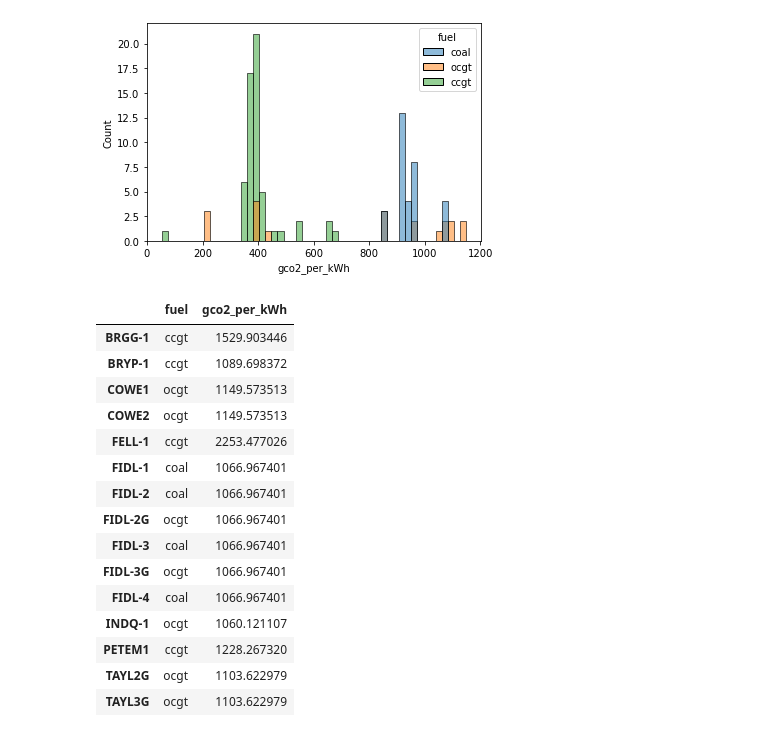
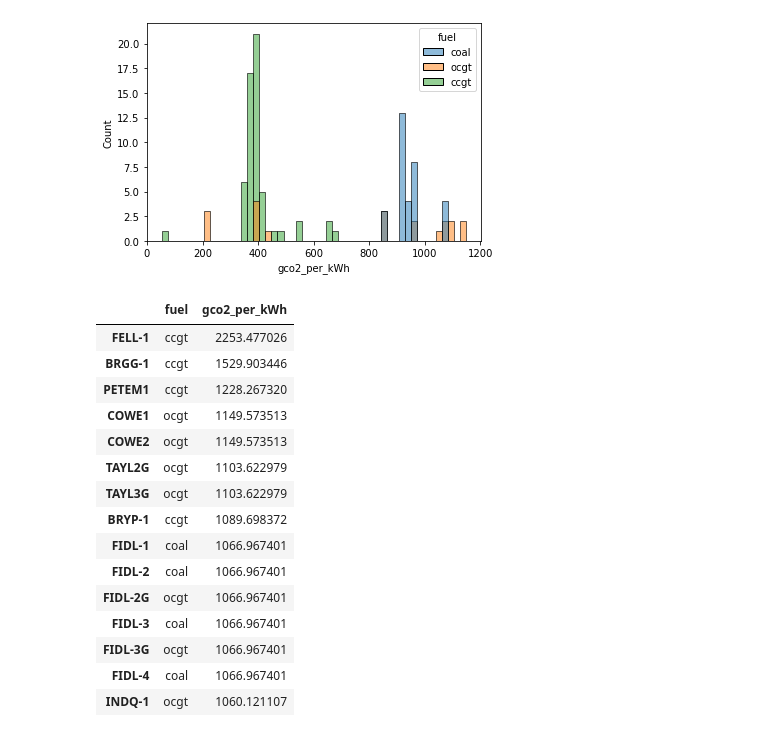
Before and after one commit to OSUKED/GB-Power-Plant-Emissions, a Jupyter notebook: nbs/Untitled.ipynb, the cells around one changed output. Saved outputs shown, nothing was run; the diff lists cells and outputs as text; code cells hidden in the pictures.

```diff
--- a/nbs/Untitled.ipynb
+++ b/nbs/Untitled.ipynb
@@ -270,14 +297,17 @@ sns.histplot(data=df_plot, hue='fuel', x='gco2_per_kWh', bins=50)
 <AxesSubplot:xlabel='gco2_per_kWh', ylabel='Count'>
 [figure]
 # %%
-df_ngc_bmu_emissions.query('gco2_per_kWh>1000')
+df_ngc_bmu_emissions.query('gco2_per_kWh>1000').sort_values('gco2_per_kWh', ascending=False)
 # %% [output]
 |  | fuel | gco2_per_kWh |
+| FELL-1 | ccgt | 2253.477026 |
 | BRGG-1 | ccgt | 1529.903446 |
-| BRYP-1 | ccgt | 1089.698372 |
+| PETEM1 | ccgt | 1228.267320 |
 | COWE1 | ocgt | 1149.573513 |
 | COWE2 | ocgt | 1149.573513 |
-| FELL-1 | ccgt | 2253.477026 |
+| TAYL2G | ocgt | 1103.622979 |
+| TAYL3G | ocgt | 1103.622979 |
+| BRYP-1 | ccgt | 1089.698372 |
 | FIDL-1 | coal | 1066.967401 |
 | FIDL-2 | coal | 1066.967401 |
 | FIDL-2G | ocgt | 1066.967401 |
@@ -285,6 +315,3 @@ df_ngc_bmu_emissions.query('gco2_per_kWh>1000')
 | FIDL-3G | ocgt | 1066.967401 |
 | FIDL-4 | coal | 1066.967401 |
 | INDQ-1 | ocgt | 1060.121107 |
-| PETEM1 | ccgt | 1228.267320 |
-| TAYL2G | ocgt | 1103.622979 |
-| TAYL3G | ocgt | 1103.622979 |
```
Also changed, not shown: parts of 4 cells of this notebook, 1 other file.
